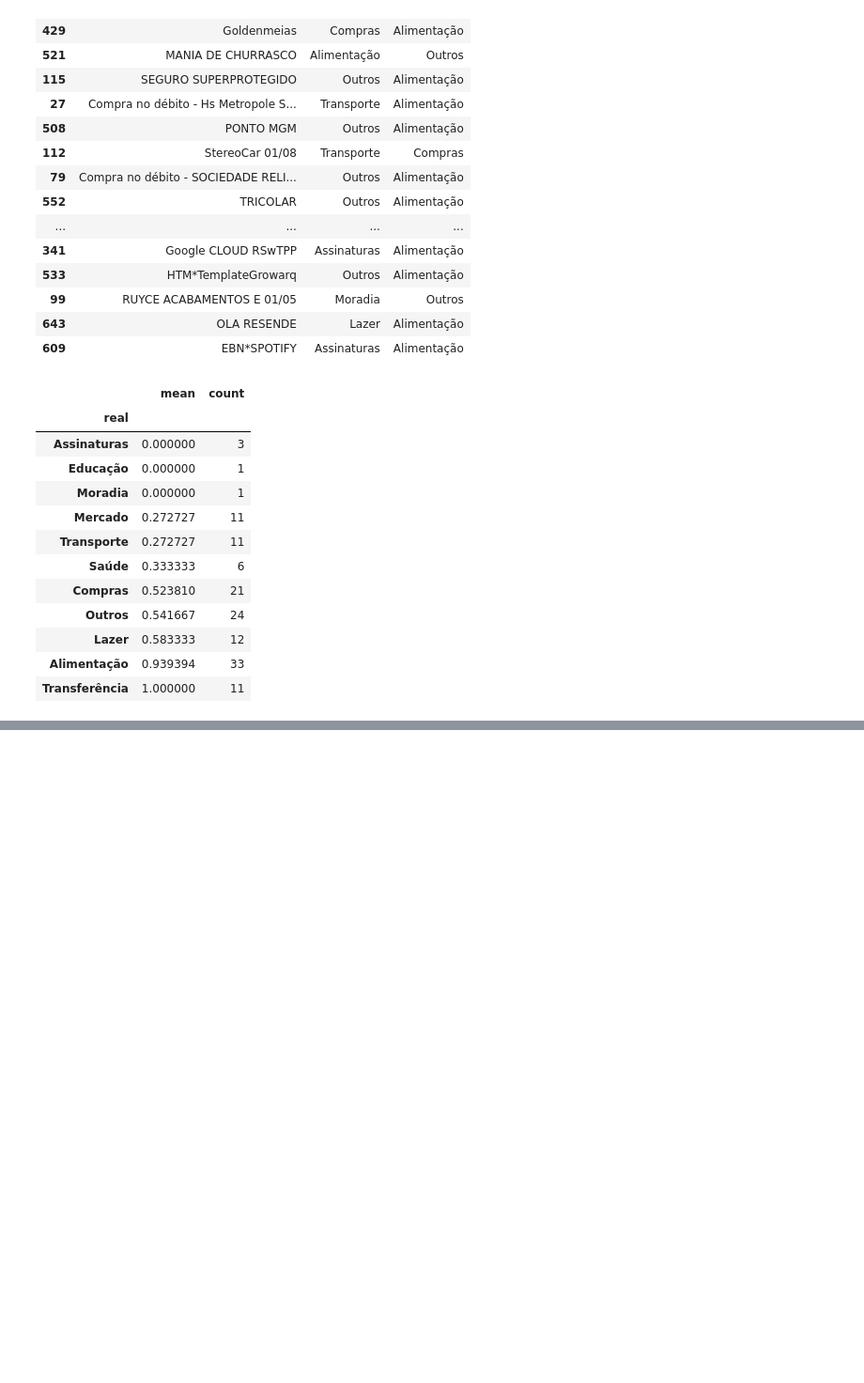
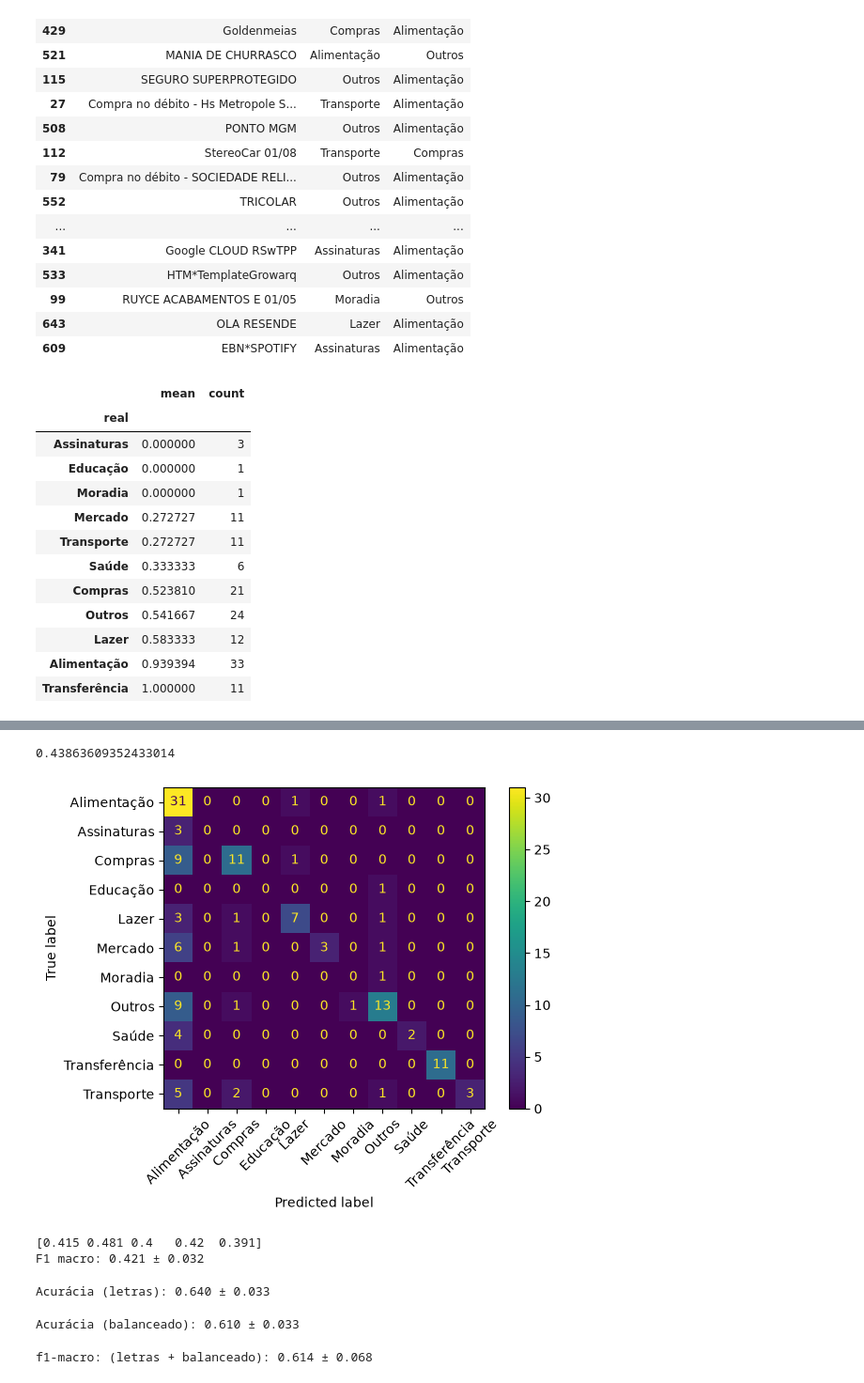
Before and after one commit to ricardoaufe/classificador-transacoes-ptbr, a Jupyter notebook: notebooks/02_baseline.ipynb, the cells around one changed output, grey strips where cells are left out. Shown at 94% size. Saved outputs shown, nothing was run; the diff lists cells and outputs as text; code cells hidden in the pictures; blank space fills up the shorter version.

Commit message:
Baseline: validação cruzada, F1 macro e modelo balanceado

```diff
--- a/notebooks/02_baseline.ipynb
+++ b/notebooks/02_baseline.ipynb
@@ -156,3 +194,18 @@ por_categoria.sort_values("mean")
 | Lazer | 0.583333 | 12 |
 | Alimentação | 0.939394 | 33 |
 | Transferência | 1.000000 | 11 |
+# %%
+# Pipeline: encadeia TF-IDF + Regressão Logística num único objeto.
+# Garante que o vetorizador seja ajustado só com dados de treino.
+
+from sklearn.pipeline import make_pipeline
+from sklearn.feature_extraction.text import TfidfVectorizer
+from sklearn.linear_model import LogisticRegression
+
+
+modelo = make_pipeline(
+    TfidfVectorizer(lowercase=True),
+    LogisticRegression(max_iter=1000),
+)
+modelo.fit(X_treino, y_treino)
+previsoes = modelo.predict(X_teste)
@@ -158,0 +239,61 @@ por_categoria.sort_values("mean")
+# %%
+# F1 macro: média do F1 de cada categoria, todas com o mesmo peso.
+# Mostra se o modelo vai bem em TODAS as categorias, não só nas com mais dados.
+# Métrica principal do projeto, por causa do desbalanceamento.
+
+from sklearn.metrics import f1_score
+
+f1_score(y_teste, previsoes, average="macro")
+# %% [output]
+0.43863609352433014
+# %%
+# Matriz de confusão: linhas = categoria real, colunas = categoria prevista.
+# A diagonal são os acertos; fora dela, quais categorias o modelo confunde entre si.
+
+import matplotlib.pyplot as plt
+from sklearn.metrics import ConfusionMatrixDisplay
+
+ConfusionMatrixDisplay.from_predictions(y_teste, previsoes, xticks_rotation=45)
+plt.tight_layout()
+plt.show()
+# %% [output]
+[figure, added]
+# %%
+from sklearn.model_selection import StratifiedKFold, cross_val_score
+
+cv = StratifiedKFold(n_splits=5, shuffle=True, random_state=42)
+
+notas = cross_val_score(modelo, X, y, cv=cv, scoring="f1_macro")
+print(notas.round(3))
+print(f"F1 macro: {notas.mean():.3f} ± {notas.std():.3f}")
+# %% [output]
+[0.415 0.481 0.4   0.42  0.391]
+F1 macro: 0.421 ± 0.032
+# %%
+modelo_letras = make_pipeline(
+    TfidfVectorizer(lowercase=True, analyzer="char_wb", ngram_range=(2, 4)),
+    LogisticRegression(max_iter=1000),
+)
+notas_letras = cross_val_score(modelo_letras, X, y, cv=cv, scoring="accuracy")
+print(f"Acurácia (letras): {notas_letras.mean():.3f} ± {notas_letras.std():.3f}")
+# %% [output]
+Acurácia (letras): 0.640 ± 0.033
+# %%
+modelo_balanceado = make_pipeline(
+    TfidfVectorizer(lowercase=True),
+    LogisticRegression(max_iter=1000, class_weight="balanced"),
+)
+notas_bal = cross_val_score(modelo_balanceado, X, y, cv=cv, scoring="accuracy")
+print(f"Acurácia (balanceado): {notas_bal.mean():.3f} ± {notas_bal.std():.3f}")
+# %% [output]
+Acurácia (balanceado): 0.610 ± 0.033
+# %%
+modelo_combo = make_pipeline(
+    TfidfVectorizer(lowercase=True, analyzer="char_wb", ngram_range=(2, 4)),
+    LogisticRegression(max_iter=1000, class_weight="balanced")
+)
+
+notas_combo = cross_val_score(modelo_combo, X, y, cv=cv, scoring="f1_macro")
+print(f"f1-macro: (letras + balanceado): {notas_combo.mean():.3f} ± {notas_combo.std():.3f}")
+# %% [output]
+f1-macro: (letras + balanceado): 0.614 ± 0.068
```
Also changed, not shown: parts of 18 cells of this notebook.
